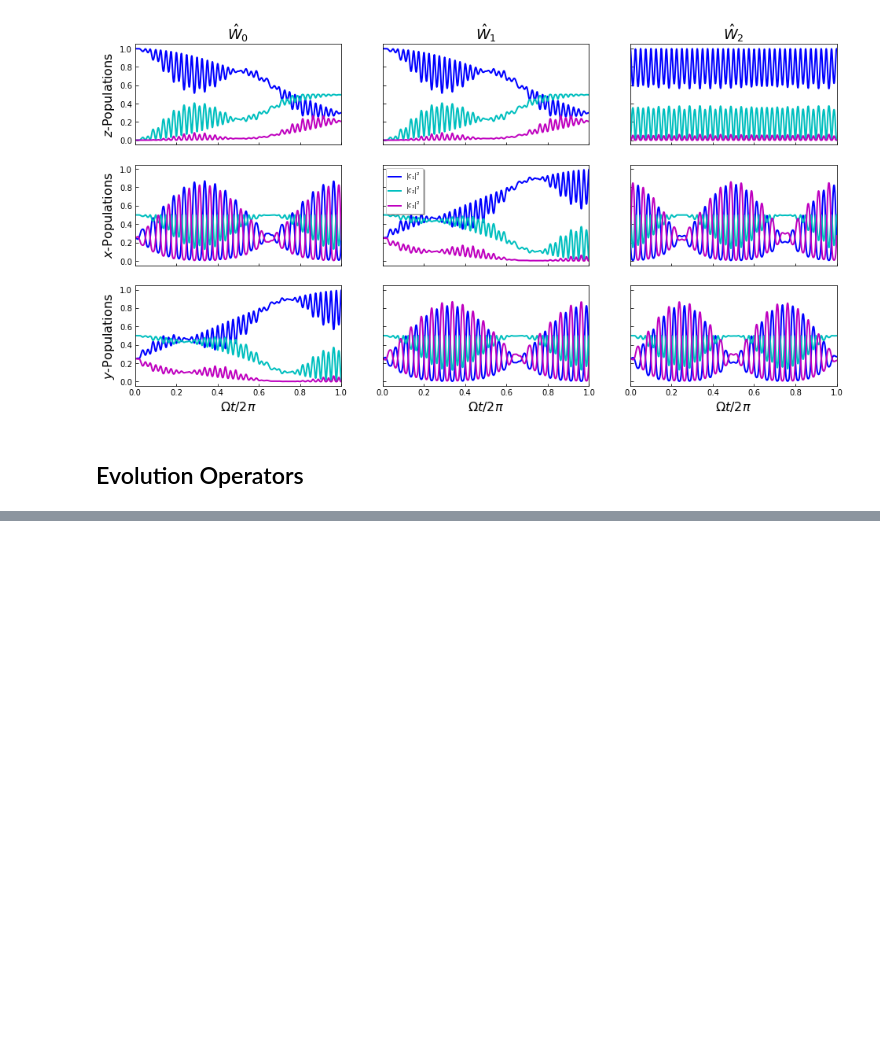
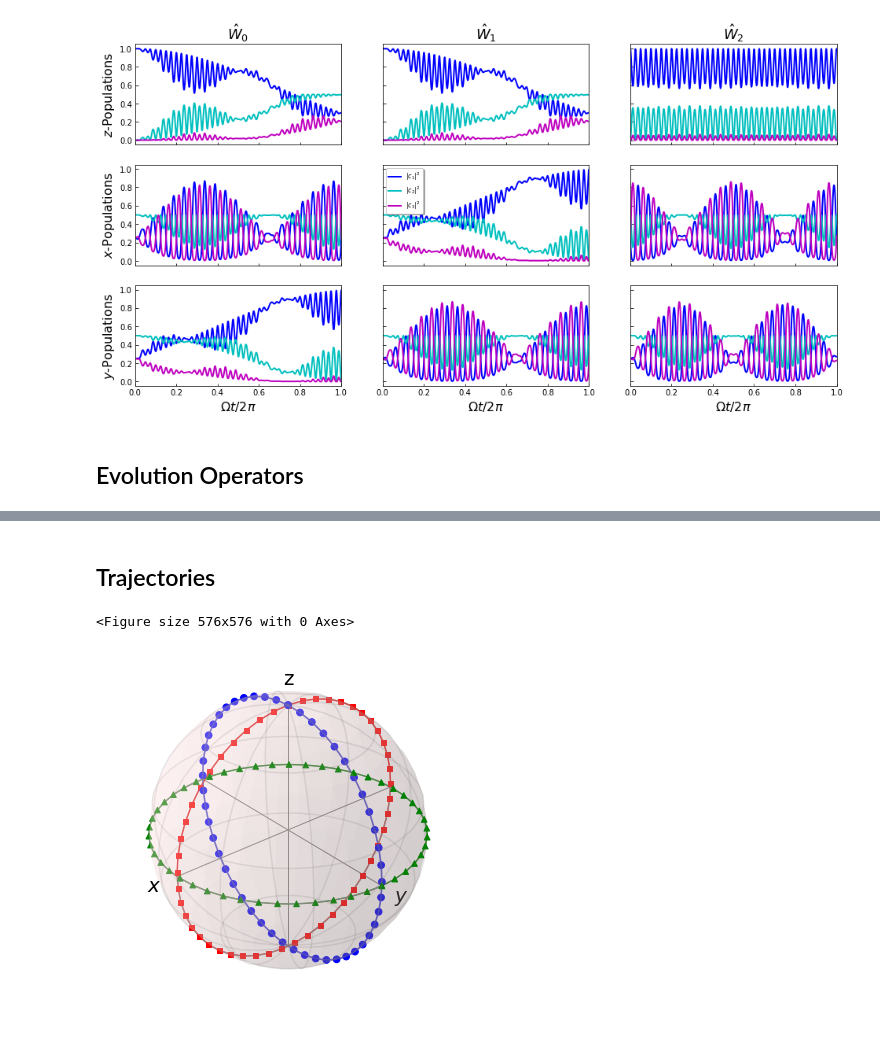
Before and after one commit to lwcooke/spin, a Jupyter notebook: Research/Non-Abelian_Spin-1_Poster.ipynb, the cells around one changed output, grey strips where cells are left out. Saved outputs shown, nothing was run; the diff lists cells and outputs as text; code cells hidden in the pictures; blank space fills up the shorter version.

```diff
--- a/Research/Non-Abelian_Spin-1_Poster.ipynb
+++ b/Research/Non-Abelian_Spin-1_Poster.ipynb
@@ -243,0 +388,41 @@ Qobj data =
+# %% [markdown]
+## Trajectories
+# %%
+#----- Parameter Space Sphere -----
+def trajectory(theta, phi):
+    '''  '''
+    return np.array([ np.sin(theta)*np.sin(phi), np.sin(theta)*np.cos(phi), np.cos(theta)])
+
+#--- Loops ---
+t = np.linspace(0, 2*np.pi, num=50) #Time axis, unitless [rads]
+ones = np.ones_like(t) #Array of ones
+
+Ths = [ t, t, np.pi/2*ones ] #Thetas for 3 loops
+Phs = [ 0*ones, np.pi/2*ones, t ] #Phis for 3 loops
+
+tr1, tr2, tr3 = trajectory( Ths[0], Phs[0] ), trajectory( Ths[1], Phs[1] ), trajectory( Ths[2], Phs[2] )
+
+#--- Sphere Plot ---
+fig = plt.figure( figsize=(8,8) )
+b = qt.Bloch() #Bloch sphere class
+b.clear()
+
+b.point_color = ['b', 'r', 'g']
+b.point_marker = ['o', 's', '^']
+#Lines
+for traj in [tr1, tr2, tr3]:
+    b.add_points(traj, meth='l')
+#Points
+for traj in [tr1, tr2, tr3]:
+    b.add_points(traj)
+
+
+#--- Settings ---
+b.view = [-40,30] #Viewing angle
+b.zlabel = 'z '
+b.size = [1000,1000]
+#b.save('NA_Loop-Trajectories')
+b.make_sphere()
+# %% [output]
+<Figure size 576x576 with 0 Axes>
+[figure, added]
```
Also changed, not shown: parts of 11 cells of this notebook.
